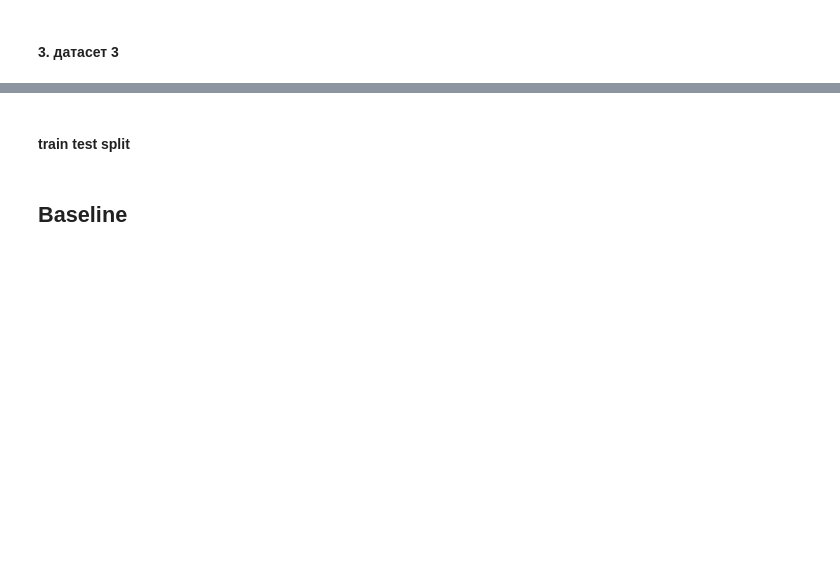
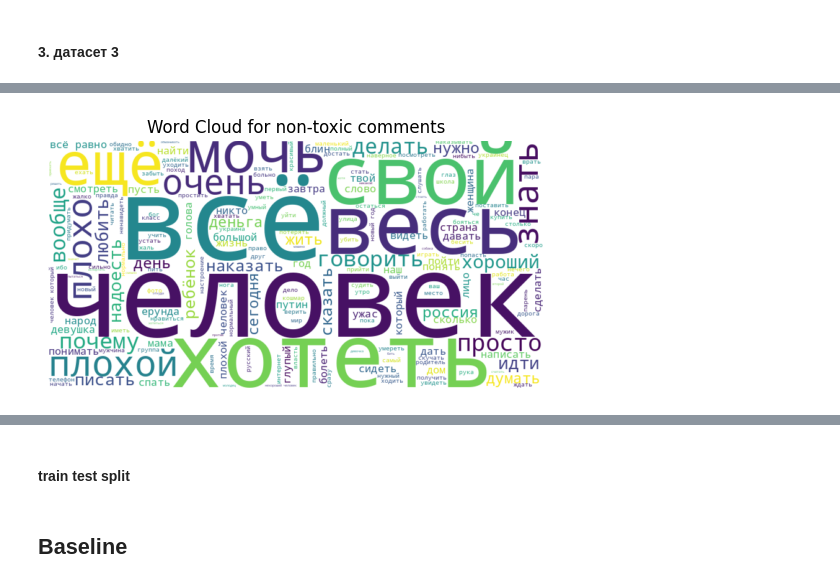
Before and after one commit to hse-toxic/toxiccc, a Jupyter notebook: baseline/shtakin/3.ipynb, the cells around one changed output, grey strips where cells are left out. Drawn from its saved outputs; the diff is of its cells as text; code cells hidden in the pictures; blank space fills up the shorter version.

```diff
--- a/baseline/shtakin/baseline.ipynb
+++ b/baseline/shtakin/3.ipynb
@@ -205,0 +61,12 @@ LABELS_COUNT = 2
+# %%
+from wordcloud import WordCloud
+from functools import reduce
+
+
+wordcloud_toxic = WordCloud(width=800, height=400, background_color='white').generate(' '.join(df[df['toxic'] == 0.0]['comment'].values))
+plt.imshow(wordcloud_toxic, interpolation='bilinear')
+plt.axis('off')
+plt.title('Word Cloud for non-toxic comments')
+plt.show()
+# %% [output]
+[figure, added]
```
Also changed, not shown: parts of 24 cells of this notebook, 2 other files.
